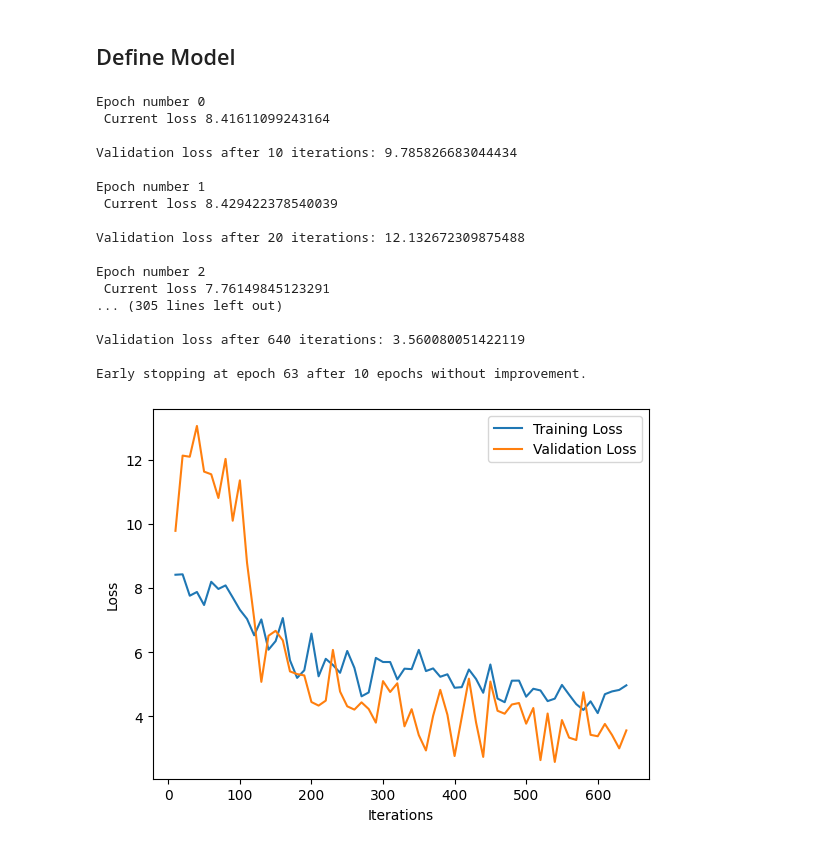
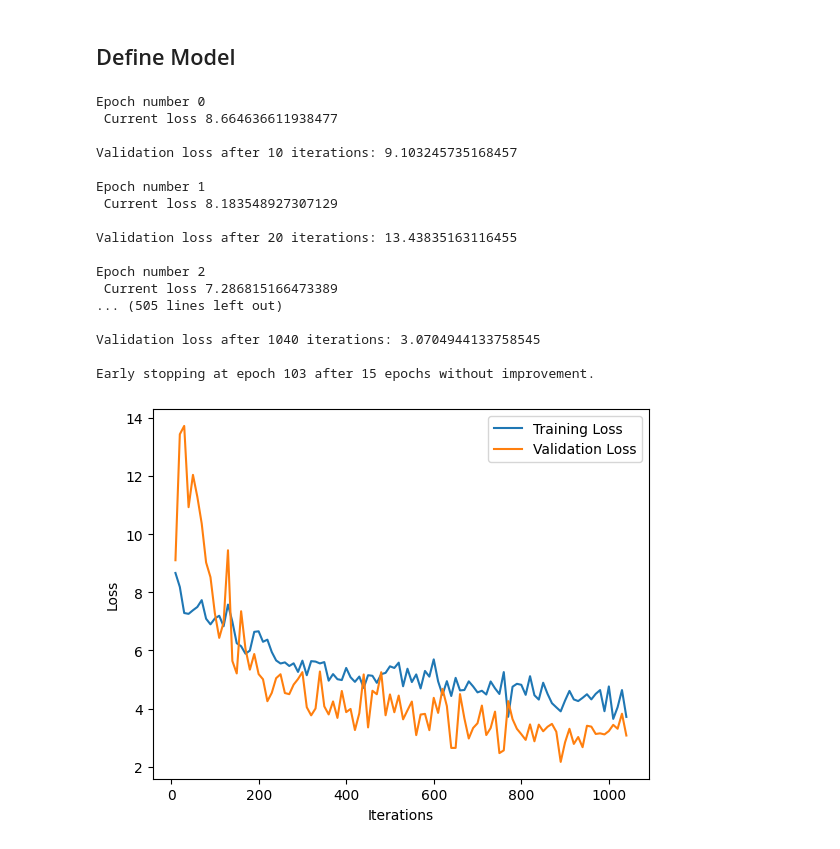
Before and after one commit to Schmiddi3110/DeepVisionProject, a Jupyter notebook: DeepVisionProject.ipynb, the cells around one changed output. Cells and saved outputs as stored; diff of their text form; code cells hidden in the pictures.

```diff
--- a/DeepVisionProject.ipynb
+++ b/DeepVisionProject.ipynb
@@ -275,33 +270,33 @@ class ContrastiveLoss(torch.nn.Module):
 # %%
 import SiameseFaceNetwork
 # Load the training dataset
 face_train_loader = DataLoader(face_train_dataset, shuffle=True, num_workers=8, batch_size=256)
 face_valid_loader = DataLoader(face_valid_dataset, shuffle=True, num_workers=8, batch_size=256)
 face_test_loader = DataLoader(face_test_dataset, shuffle=True, num_workers=8, batch_size=256)
 
 face_net = SiameseFaceNetwork.SiameseFaceNetwork().cuda()
 criterion = ContrastiveLoss()
 optimizer = optim.Adam(face_net.parameters(), lr = 0.0001 )
-face_net.train_network(train_loader = face_train_loader, val_loader = face_valid_loader, net = face_net, optimizer = optimizer, criterion = criterion, epochs = 200, patience=10)
+face_net.train_network(train_loader = face_train_loader, val_loader = face_valid_loader, net = face_net, optimizer = optimizer, criterion = criterion, epochs = 200, patience=15)
 # %% [output]
 Epoch number 0
- Current loss 8.41611099243164
+ Current loss 8.664636611938477
 
-Validation loss after 10 iterations: 9.785826683044434
+Validation loss after 10 iterations: 9.103245735168457
 
 Epoch number 1
- Current loss 8.429422378540039
+ Current loss 8.183548927307129
 
-Validation loss after 20 iterations: 12.132672309875488
+Validation loss after 20 iterations: 13.43835163116455
 
 Epoch number 2
- Current loss 7.76149845123291
-... (305 lines left out)
+ Current loss 7.286815166473389
+... (505 lines left out)
 
-Validation loss after 640 iterations: 3.560080051422119
+Validation loss after 1040 iterations: 3.0704944133758545
 
-Early stopping at epoch 63 after 10 epochs without improvement.
+Early stopping at epoch 103 after 15 epochs without improvement.
-[figure, old version]
+[figure, new version]
 # %%
 
 torch.save(face_net.state_dict(), 'checkpoints/face_net.pt')
```
Also changed, not shown: parts of 5 cells of this notebook, 2 other files.
